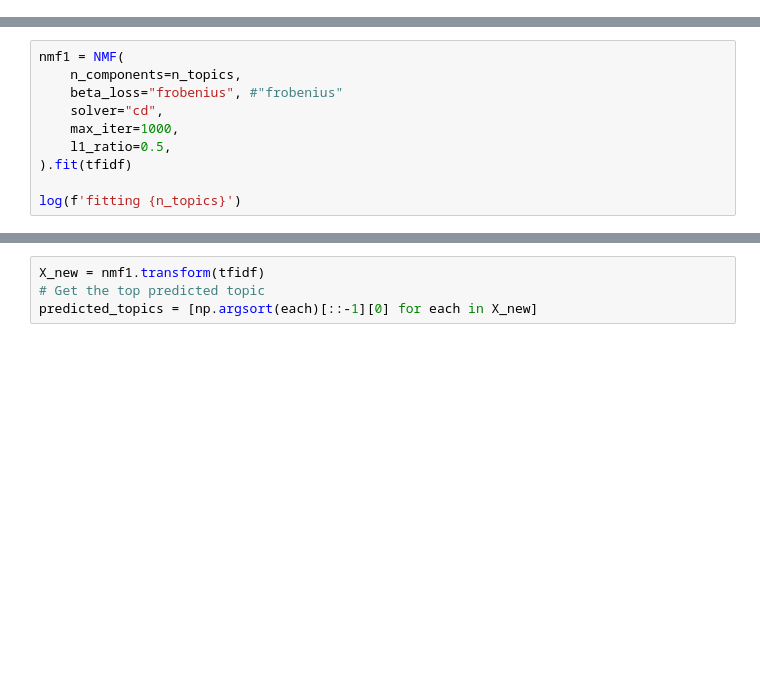
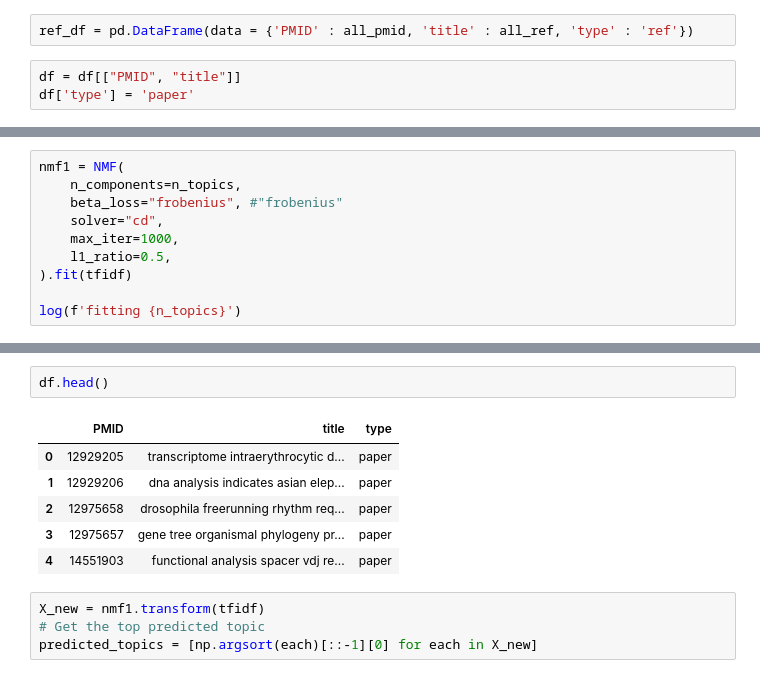
Before and after one commit to danny4343/science-tree, a Jupyter notebook: topics_refs.ipynb, the cells around one changed output, grey strips where cells are left out. Drawn from its saved outputs; the diff is of its cells as text; blank space fills up the shorter version.

```diff
--- a/topics_refs.ipynb
+++ b/topics_refs.ipynb
@@ -69,0 +61,5 @@ Length: 3999, dtype: object
+# %%
+ref_df = pd.DataFrame(data = {'PMID' : all_pmid, 'title' : all_ref, 'type' : 'ref'})
+# %%
+df = df[["PMID", "title"]]
+df['type'] = 'paper'
@@ -110,3 +107,12 @@ plot_top_words(
+# %%
+df.head()
+# %% [output]
+|  | PMID | title | type |
+| 0 | 12929205 | transcriptome intraerythrocytic d... | paper |
+| 1 | 12929206 | dna analysis indicates asian elep... | paper |
+| 2 | 12975658 | drosophila freerunning rhythm req... | paper |
+| 3 | 12975657 | gene tree organismal phylogeny pr... | paper |
+| 4 | 14551903 | functional analysis spacer vdj re... | paper |
 # %%
 X_new = nmf1.transform(tfidf)
 # Get the top predicted topic
```
Also changed, not shown: parts of 19 cells of this notebook, 2 other files.
